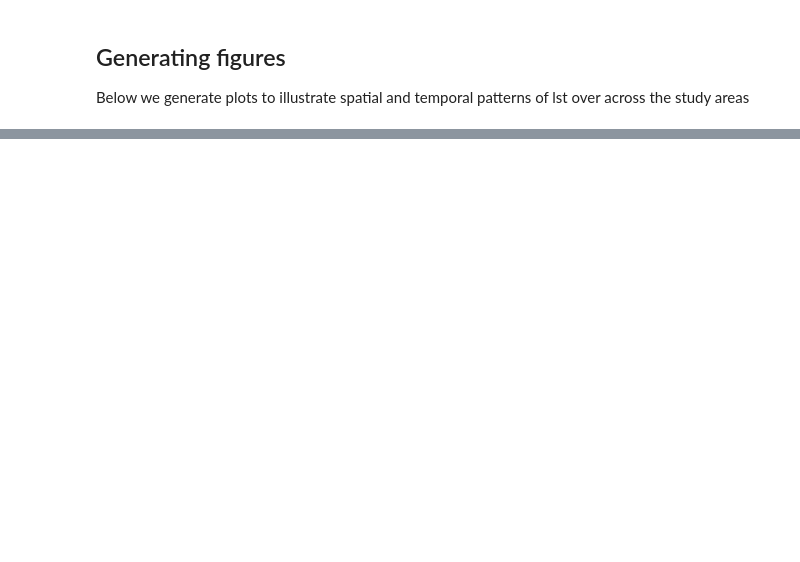
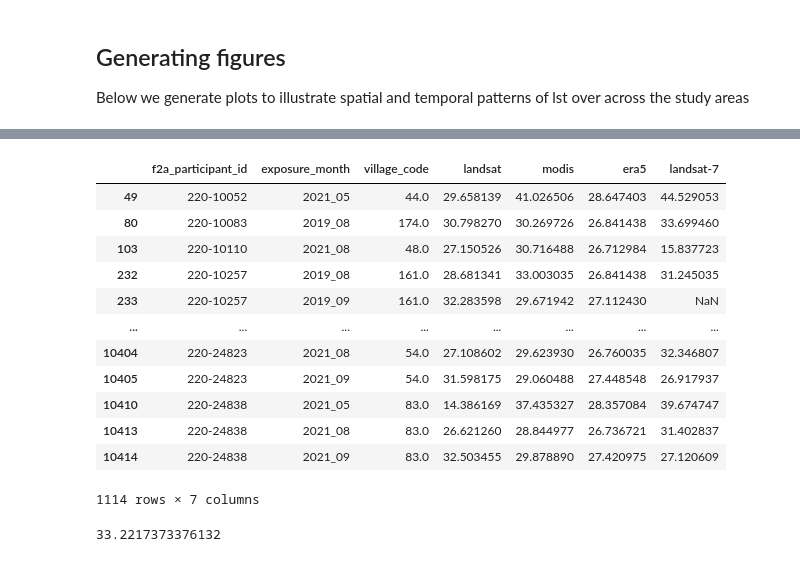
Before and after one commit to MSU-PALs/precisehealthgeo, a Jupyter notebook: Monthly Exposures by neighborhood.ipynb, the cells around one changed output, grey strips where cells are left out. Saved outputs shown, nothing was run; the diff lists cells and outputs as text; code cells hidden in the pictures; blank space fills up the shorter version.

```diff
--- a/Monthly Exposures by neighborhood.ipynb
+++ b/Monthly Exposures by neighborhood.ipynb
@@ -493,0 +547,3 @@ Text(0.5, 1.0, 'Era5')
+# %%
+summary_stats=lst_neighborhood[['landsat', 'modis', 'era5', 'landsat-7']].describe(percentiles=[.1, .5, .9])
+summary_stats
@@ -493,0 +560,28 @@ Text(0.5, 1.0, 'Era5')
+# %%
+neighb_stats[neighb_stats['landsat']<=summary_stats.loc['10%', 'landsat']]
+# %% [output]
+|  | f2a_participant_id | exposure_month | village_code | landsat | modis | era5 | landsat-7 |
+| 49 | 220-10052 | 2021_05 | 44.0 | 29.658139 | 41.026506 | 28.647403 | 44.529053 |
+| 80 | 220-10083 | 2019_08 | 174.0 | 30.798270 | 30.269726 | 26.841438 | 33.699460 |
+| 103 | 220-10110 | 2021_08 | 48.0 | 27.150526 | 30.716488 | 26.712984 | 15.837723 |
+| 232 | 220-10257 | 2019_08 | 161.0 | 28.681341 | 33.003035 | 26.841438 | 31.245035 |
+| 233 | 220-10257 | 2019_09 | 161.0 | 32.283598 | 29.671942 | 27.112430 | NaN |
+| ... | ... | ... | ... | ... | ... | ... | ... |
+| 10404 | 220-24823 | 2021_08 | 54.0 | 27.108602 | 29.623930 | 26.760035 | 32.346807 |
+| 10405 | 220-24823 | 2021_09 | 54.0 | 31.598175 | 29.060488 | 27.448548 | 26.917937 |
+| 10410 | 220-24838 | 2021_05 | 83.0 | 14.386169 | 37.435327 | 28.357084 | 39.674747 |
+| 10413 | 220-24838 | 2021_08 | 83.0 | 26.621260 | 28.844977 | 26.736721 | 31.402837 |
+| 10414 | 220-24838 | 2021_09 | 83.0 | 32.503455 | 29.878890 | 27.420975 | 27.120609 |
+1114 rows × 7 columns
+# %%
+def summarise(sample, exposures):
+    cols=exposures.columns.to_list()
+    # summarise df
+    summary=df.describe(percentiles=[.1, .5, .9])
+    # calculate percentiles
+    for col in cols:
+        data[col]=[]
+        data[col].append(summary.loc['10%', col])
+        data[col].append(summary.loc['90%', col])
+# %% [output]
+33.2217373376132
```
Also changed, not shown: parts of 31 cells of this notebook, 7 other files.
